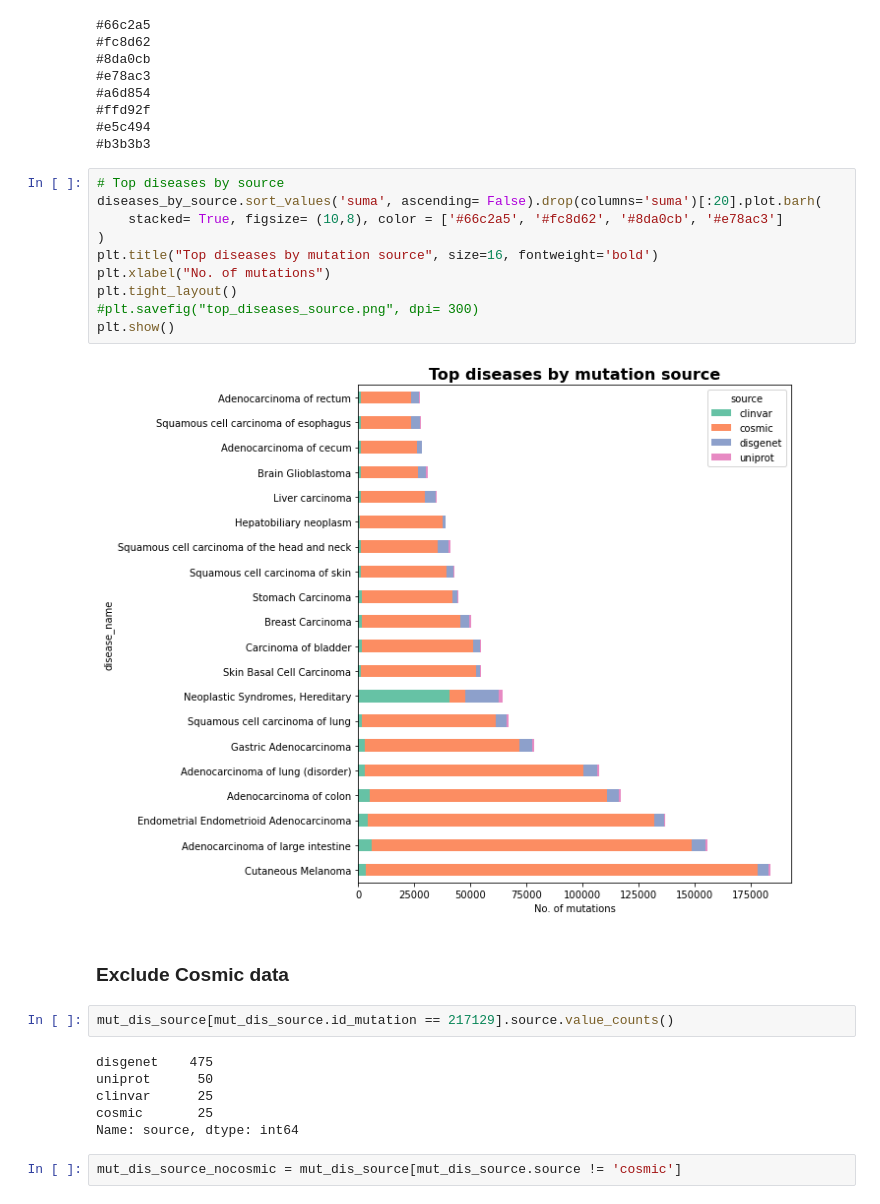
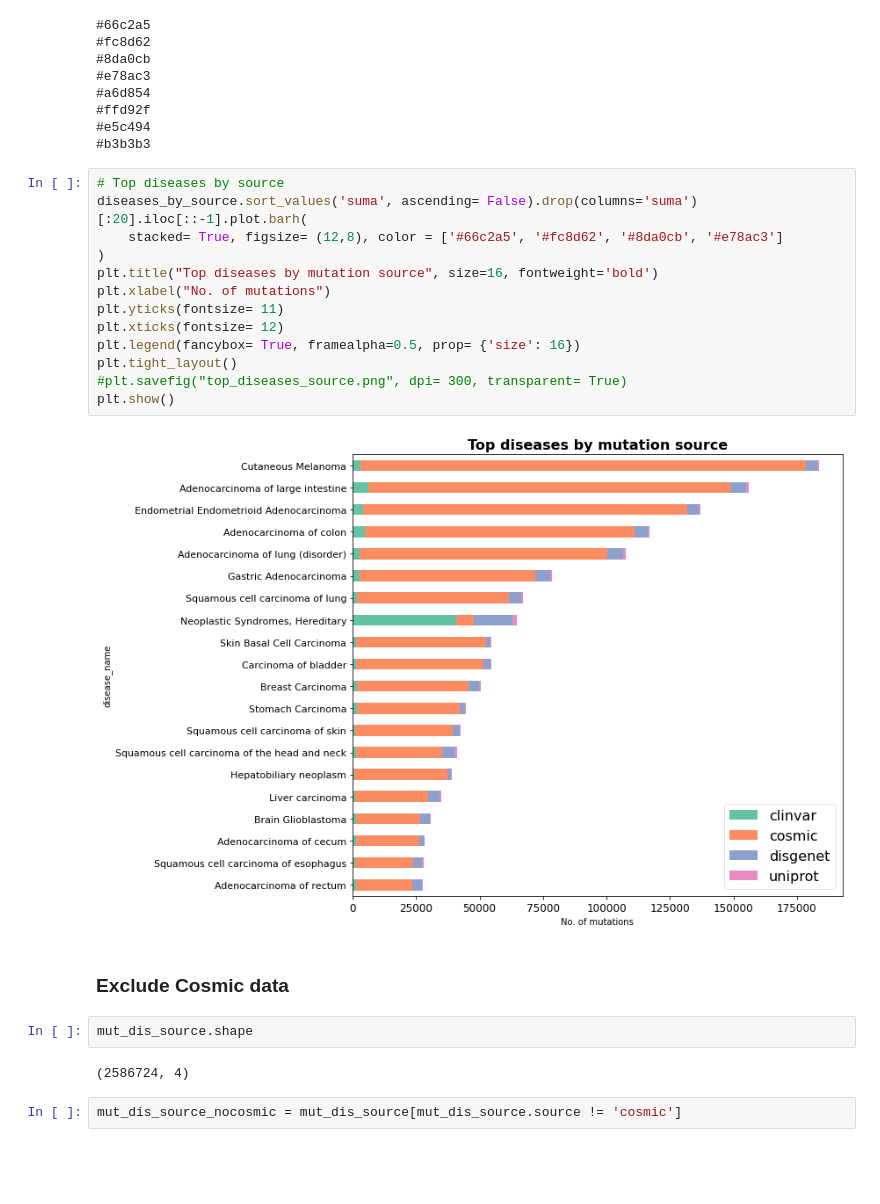
Before and after one commit to alvaro-2/mutations, a Jupyter notebook: scripts/mesh/mesh_data.ipynb, the cells around one changed output. Saved outputs shown, nothing was run; the diff lists cells and outputs as text; blank space fills up the shorter version.

Commit message:
disease plots updated

```diff
--- a/scripts/mesh/mesh_data.ipynb
+++ b/scripts/mesh/mesh_data.ipynb
@@ -220,26 +232,25 @@ for i in range(cmap.N):
 #b3b3b3
 # %%
 # Top diseases by source
-diseases_by_source.sort_values('suma', ascending= False).drop(columns='suma')[:20].plot.barh(
-    stacked= True, figsize= (10,8), color = ['#66c2a5', '#fc8d62', '#8da0cb', '#e78ac3']
+diseases_by_source.sort_values('suma', ascending= False).drop(columns='suma')[:20].iloc[::-1].plot.barh(
+    stacked= True, figsize= (12,8), color = ['#66c2a5', '#fc8d62', '#8da0cb', '#e78ac3']
 )
 plt.title("Top diseases by mutation source", size=16, fontweight='bold')
 plt.xlabel("No. of mutations")
+plt.yticks(fontsize= 11)
+plt.xticks(fontsize= 12)
+plt.legend(fancybox= True, framealpha=0.5, prop= {'size': 16})
 plt.tight_layout()
-#plt.savefig("top_diseases_source.png", dpi= 300)
+#plt.savefig("top_diseases_source.png", dpi= 300, transparent= True)
 plt.show()
 # %% [output]
-[figure, old version]
+[figure, new version]
 # %% [markdown]
 ### Exclude Cosmic data
-# %%
-mut_dis_source[mut_dis_source.id_mutation == 217129].source.value_counts()
-# %% [output]
-disgenet    475
-uniprot      50
-clinvar      25
-cosmic       25
-Name: source, dtype: int64
+# %%
+mut_dis_source.shape
+# %% [output]
+(2586724, 4)
 # %%
 mut_dis_source_nocosmic = mut_dis_source[mut_dis_source.source != 'cosmic']
 # %%
```
Also changed, not shown: parts of 5 cells of this notebook.
